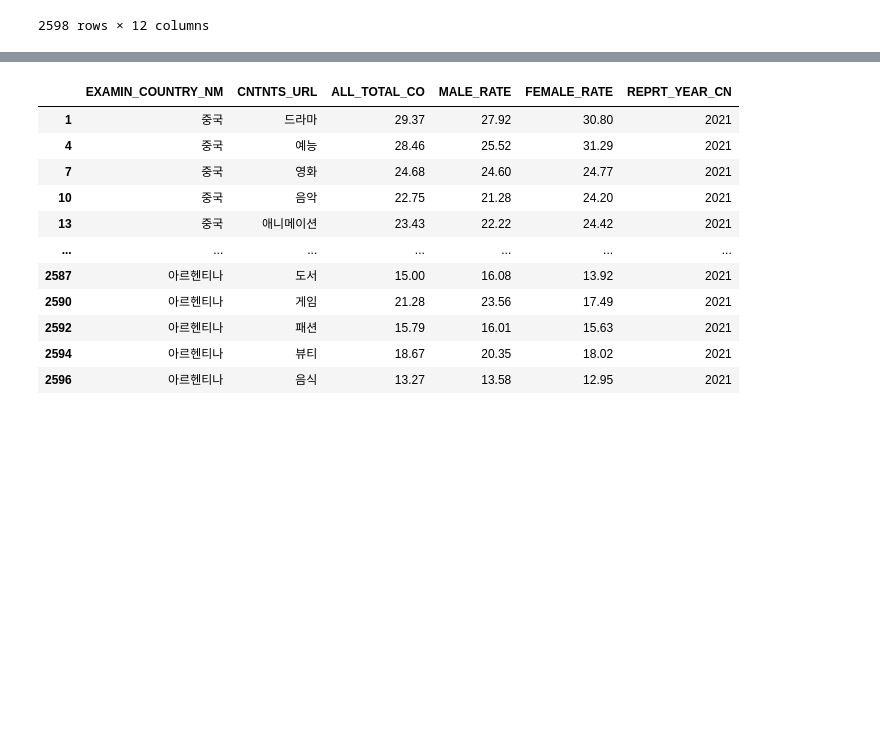
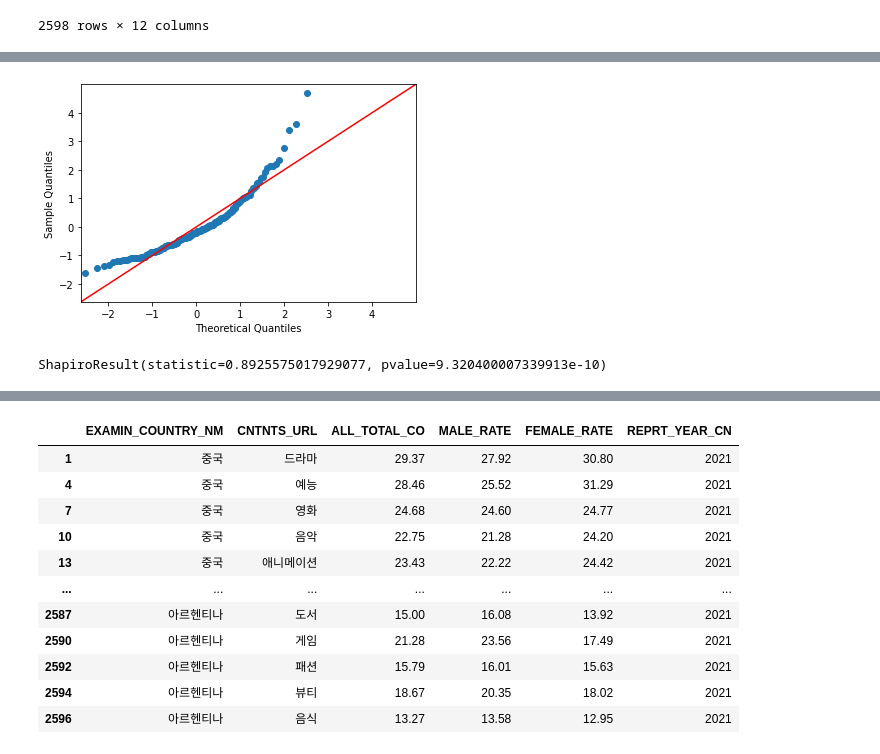
Before and after one commit to SDA2022/SDA-Project, a Jupyter notebook: 프로젝트.ipynb, the cells around one changed output, grey strips where cells are left out. Drawn from its saved outputs; the diff is of its cells as text; code cells hidden in the pictures; blank space fills up the shorter version.

```diff
--- a/프로젝트.ipynb
+++ b/프로젝트.ipynb
@@ -38,0 +48,13 @@ BartlettResult(statistic=23.66623771369452, pvalue=1.145750632131179e-06)
+# %%
+#2020년 데이터
+fig=sm.qqplot(data_2020["ALL_TOTAL_CO"], line='45',fit=True)
+plt.show()
+#qq-plot을 그려보았을 때, 직선을 기준으로 벗어난 데이터가 있으므로 정규성을 따른다고 보기 어렵다
+# %% [output]
+[figure, added]
+# %%
+#정확하게 알아보기 위해 shapiro test진행
+shapiro(data_2020["ALL_TOTAL_CO"])
+#shapiro test를 진행해보았을 때는 정규분포를 따르지 않는다고 본다
+# %% [output]
+ShapiroResult(statistic=0.8925575017929077, pvalue=9.320400007339913e-10)
```
Also changed, not shown: parts of 8 cells of this notebook.
